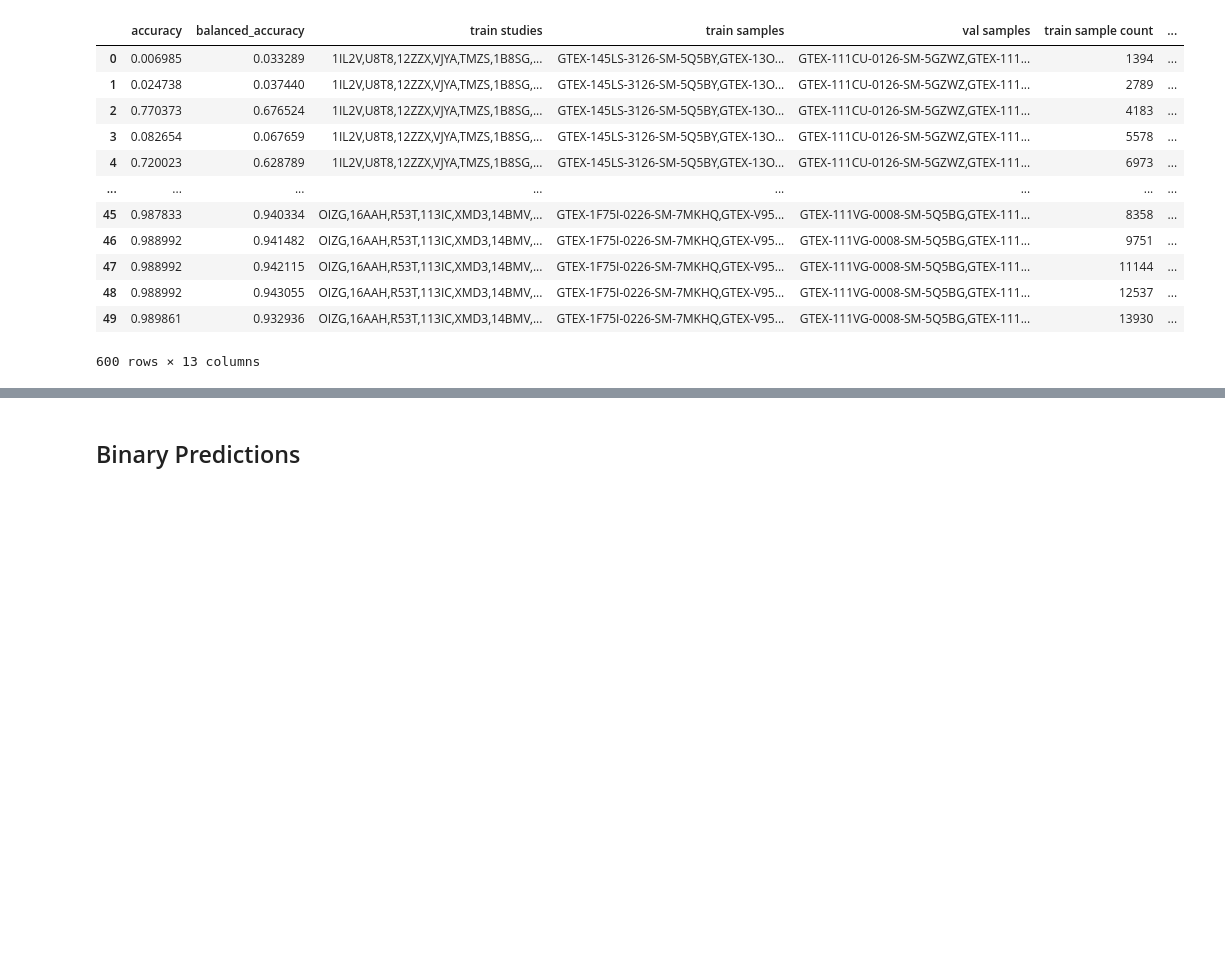
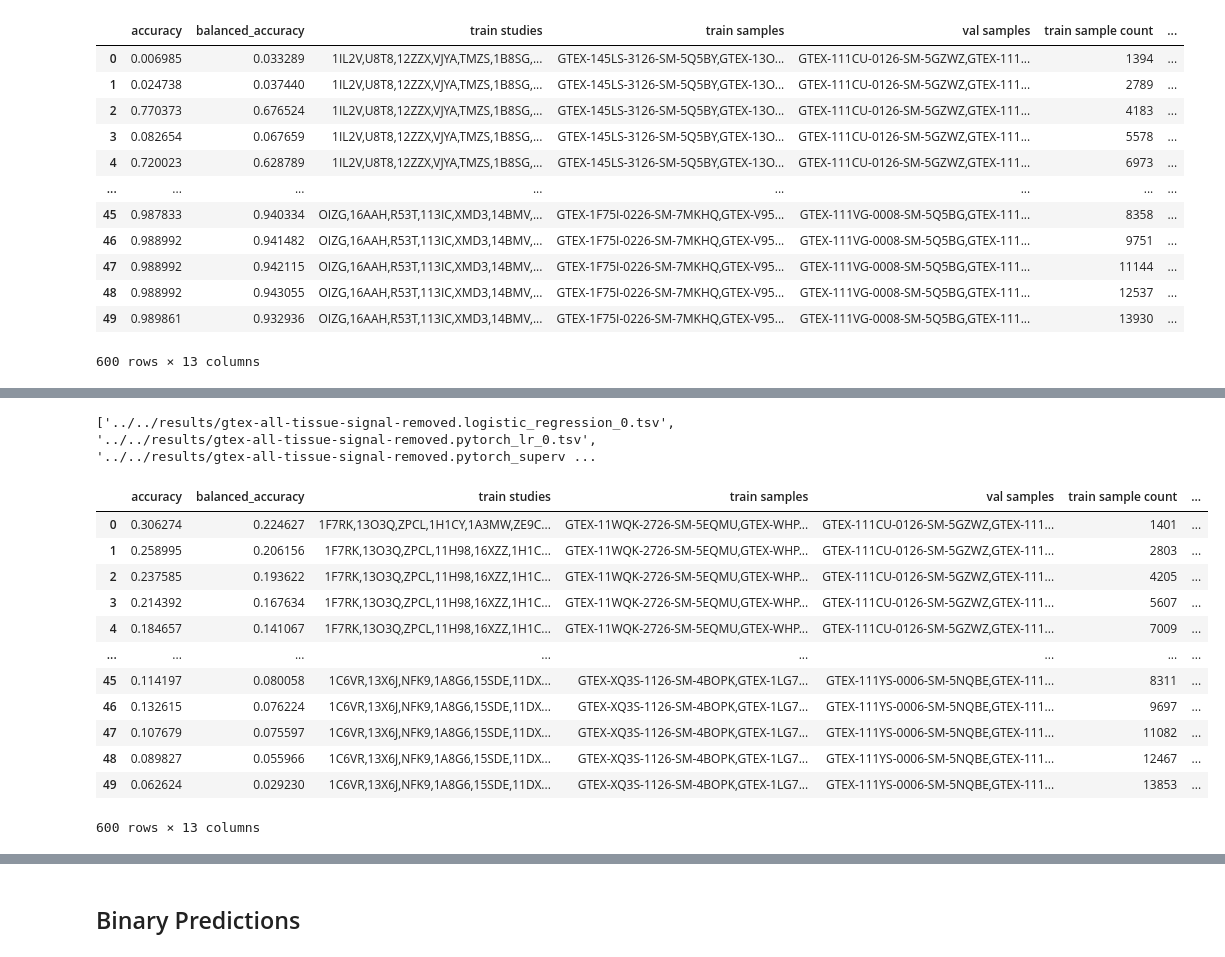
Before and after one commit to greenelab/linear_signal, a Jupyter notebook: notebook/analysis/benchmark_results.ipynb, the cells around one changed output, grey strips where cells are left out. Drawn from its saved outputs; the diff is of its cells as text; code cells hidden in the pictures; blank space fills up the shorter version.

```diff
--- a/notebook/analysis/benchmark_results.ipynb
+++ b/notebook/analysis/benchmark_results.ipynb
@@ -881,0 +882,40 @@ plot
+# %%
+in_files = glob.glob('../../results/gtex-all-tissue-signal-removed.*.tsv')
+in_files = [f for f in in_files if 'be_corrected' not in f]
+print(in_files[:5])
+# %% [output]
+['../../results/gtex-all-tissue-signal-removed.logistic_regression_0.tsv', '../../results/gtex-all-tissue-signal-removed.pytorch_lr_0.tsv', '../../results/gtex-all-tissue-signal-removed.pytorch_superv ...
+# %%
+tissue_metrics = pd.DataFrame()
+for path in in_files:
+    new_df = pd.read_csv(path, sep='\t')
+    model_info = path.strip('.tsv').split('gtex-all-tissue-signal-removed.')[-1]
+    model_info = model_info.split('_')
+
+    supervised_model = '_'.join(model_info[:-1])
+
+    new_df['supervised'] = supervised_model
+
+    new_df['seed'] = model_info[-1]
+
+    tissue_metrics = pd.concat([tissue_metrics, new_df])
+
+tissue_metrics['train_count'] = tissue_metrics['train sample count']
+
+tissue_metrics['supervised'] = tissue_metrics['supervised'].str.replace('pytorch_supervised', 'three_layer_net')
+tissue_metrics['supervised'] = tissue_metrics['supervised'].str.replace('deep_net', 'five_layer_net')
+tissue_metrics
+# %% [output]
+|  | accuracy | balanced_accuracy | train studies | train samples | val samples | train sample count | ... |
+| 0 | 0.306274 | 0.224627 | 1F7RK,13O3Q,ZPCL,1H1CY,1A3MW,ZE9C... | GTEX-11WQK-2726-SM-5EQMU,GTEX-WHP... | GTEX-111CU-0126-SM-5GZWZ,GTEX-111... | 1401 | ... |
+| 1 | 0.258995 | 0.206156 | 1F7RK,13O3Q,ZPCL,11H98,16XZZ,1H1C... | GTEX-11WQK-2726-SM-5EQMU,GTEX-WHP... | GTEX-111CU-0126-SM-5GZWZ,GTEX-111... | 2803 | ... |
+| 2 | 0.237585 | 0.193622 | 1F7RK,13O3Q,ZPCL,11H98,16XZZ,1H1C... | GTEX-11WQK-2726-SM-5EQMU,GTEX-WHP... | GTEX-111CU-0126-SM-5GZWZ,GTEX-111... | 4205 | ... |
+| 3 | 0.214392 | 0.167634 | 1F7RK,13O3Q,ZPCL,11H98,16XZZ,1H1C... | GTEX-11WQK-2726-SM-5EQMU,GTEX-WHP... | GTEX-111CU-0126-SM-5GZWZ,GTEX-111... | 5607 | ... |
+| 4 | 0.184657 | 0.141067 | 1F7RK,13O3Q,ZPCL,11H98,16XZZ,1H1C... | GTEX-11WQK-2726-SM-5EQMU,GTEX-WHP... | GTEX-111CU-0126-SM-5GZWZ,GTEX-111... | 7009 | ... |
+| ... | ... | ... | ... | ... | ... | ... | ... |
+| 45 | 0.114197 | 0.080058 | 1C6VR,13X6J,NFK9,1A8G6,15SDE,11DX... | GTEX-XQ3S-1126-SM-4BOPK,GTEX-1LG7... | GTEX-111YS-0006-SM-5NQBE,GTEX-111... | 8311 | ... |
+| 46 | 0.132615 | 0.076224 | 1C6VR,13X6J,NFK9,1A8G6,15SDE,11DX... | GTEX-XQ3S-1126-SM-4BOPK,GTEX-1LG7... | GTEX-111YS-0006-SM-5NQBE,GTEX-111... | 9697 | ... |
+| 47 | 0.107679 | 0.075597 | 1C6VR,13X6J,NFK9,1A8G6,15SDE,11DX... | GTEX-XQ3S-1126-SM-4BOPK,GTEX-1LG7... | GTEX-111YS-0006-SM-5NQBE,GTEX-111... | 11082 | ... |
+| 48 | 0.089827 | 0.055966 | 1C6VR,13X6J,NFK9,1A8G6,15SDE,11DX... | GTEX-XQ3S-1126-SM-4BOPK,GTEX-1LG7... | GTEX-111YS-0006-SM-5NQBE,GTEX-111... | 12467 | ... |
+| 49 | 0.062624 | 0.029230 | 1C6VR,13X6J,NFK9,1A8G6,15SDE,11DX... | GTEX-XQ3S-1126-SM-4BOPK,GTEX-1LG7... | GTEX-111YS-0006-SM-5NQBE,GTEX-111... | 13853 | ... |
+600 rows × 13 columns
```
Also changed, not shown: parts of 10 cells of this notebook.
